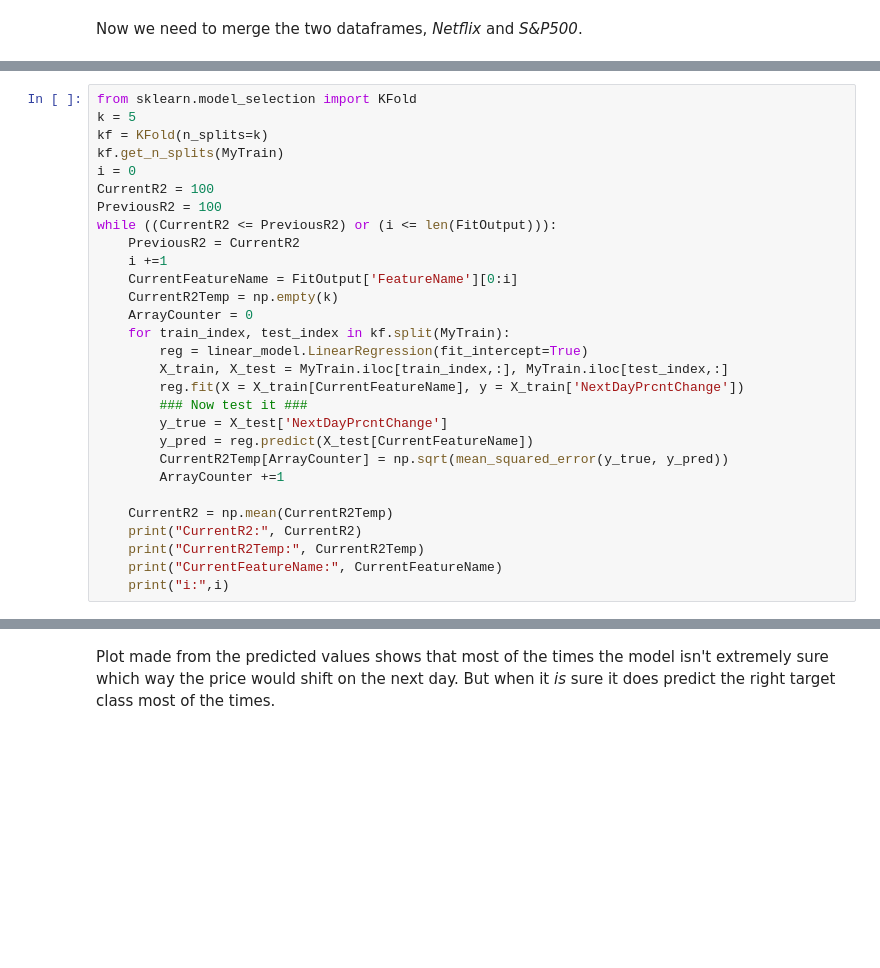
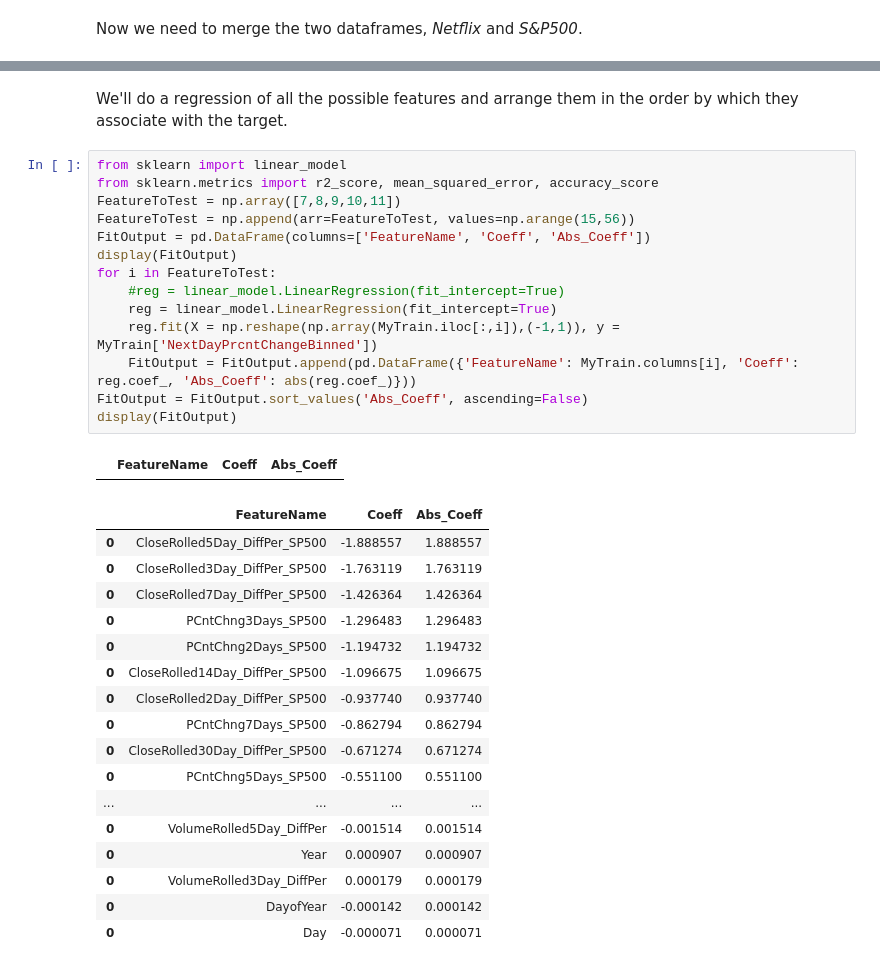
Before and after one commit to shivakumar121/StockPredict, a Jupyter notebook: Ntfl_SP_NN_4.ipynb, the cells around one changed output, grey strips where cells are left out. Cells and saved outputs as stored; diff of their text form; blank space fills up the shorter version.

```diff
--- a/Ntfl_SP_NN_4.ipynb
+++ b/Ntfl_SP_NN_4.ipynb
@@ -453,29 +391,0 @@ First start with creating k-fold validation sets.
-# %%
-from sklearn.model_selection import KFold
-k = 5
-kf = KFold(n_splits=k)
-kf.get_n_splits(MyTrain)
-i = 0
-CurrentR2 = 100
-PreviousR2 = 100
-while ((CurrentR2 <= PreviousR2) or (i <= len(FitOutput))):
-    PreviousR2 = CurrentR2
-    i +=1
-    CurrentFeatureName = FitOutput['FeatureName'][0:i]
-    CurrentR2Temp = np.empty(k)
-    ArrayCounter = 0
-    for train_index, test_index in kf.split(MyTrain):
-        reg = linear_model.LinearRegression(fit_intercept=True)
-        X_train, X_test = MyTrain.iloc[train_index,:], MyTrain.iloc[test_index,:]
-        reg.fit(X = X_train[CurrentFeatureName], y = X_train['NextDayPrcntChange'])
-        ### Now test it ###
-        y_true = X_test['NextDayPrcntChange']
-        y_pred = reg.predict(X_test[CurrentFeatureName])
-        CurrentR2Temp[ArrayCounter] = np.sqrt(mean_squared_error(y_true, y_pred))
-        ArrayCounter +=1
-
-    CurrentR2 = np.mean(CurrentR2Temp)
-    print("CurrentR2:", CurrentR2)
-    print("CurrentR2Temp:", CurrentR2Temp)
-    print("CurrentFeatureName:", CurrentFeatureName)
-    print("i:",i)
@@ -772,2 +392,35 @@ p2
-# %% [markdown]
-Plot made from the predicted values shows that most of the times the model isn't extremely sure which way the price would shift on the next day. But when it *is* sure it does predict the right target class most of the times.
+# %% [markdown]
+We'll do a regression of all the possible features and arrange them in the order by which they associate with the target.
+# %%
+from sklearn import linear_model
+from sklearn.metrics import r2_score, mean_squared_error, accuracy_score
+FeatureToTest = np.array([7,8,9,10,11])
+FeatureToTest = np.append(arr=FeatureToTest, values=np.arange(15,56))
+FitOutput = pd.DataFrame(columns=['FeatureName', 'Coeff', 'Abs_Coeff'])
+display(FitOutput)
+for i in FeatureToTest:
+    #reg = linear_model.LinearRegression(fit_intercept=True)
+    reg = linear_model.LinearRegression(fit_intercept=True)
+    reg.fit(X = np.reshape(np.array(MyTrain.iloc[:,i]),(-1,1)), y = MyTrain['NextDayPrcntChangeBinned'])
+    FitOutput = FitOutput.append(pd.DataFrame({'FeatureName': MyTrain.columns[i], 'Coeff': reg.coef_, 'Abs_Coeff': abs(reg.coef_)}))
+FitOutput = FitOutput.sort_values('Abs_Coeff', ascending=False)
+display(FitOutput)
+# %% [output]
+|  | FeatureName | Coeff | Abs_Coeff |
+|  | FeatureName | Coeff | Abs_Coeff |
+| 0 | CloseRolled5Day_DiffPer_SP500 | -1.888557 | 1.888557 |
+| 0 | CloseRolled3Day_DiffPer_SP500 | -1.763119 | 1.763119 |
+| 0 | CloseRolled7Day_DiffPer_SP500 | -1.426364 | 1.426364 |
+| 0 | PCntChng3Days_SP500 | -1.296483 | 1.296483 |
+| 0 | PCntChng2Days_SP500 | -1.194732 | 1.194732 |
+| 0 | CloseRolled14Day_DiffPer_SP500 | -1.096675 | 1.096675 |
+| 0 | CloseRolled2Day_DiffPer_SP500 | -0.937740 | 0.937740 |
+| 0 | PCntChng7Days_SP500 | -0.862794 | 0.862794 |
+| 0 | CloseRolled30Day_DiffPer_SP500 | -0.671274 | 0.671274 |
+| 0 | PCntChng5Days_SP500 | -0.551100 | 0.551100 |
+| ... | ... | ... | ... |
+| 0 | VolumeRolled5Day_DiffPer | -0.001514 | 0.001514 |
+| 0 | Year | 0.000907 | 0.000907 |
+| 0 | VolumeRolled3Day_DiffPer | 0.000179 | 0.000179 |
+| 0 | DayofYear | -0.000142 | 0.000142 |
+| 0 | Day | -0.000071 | 0.000071 |
```
Also changed, not shown: parts of 52 cells of this notebook.
